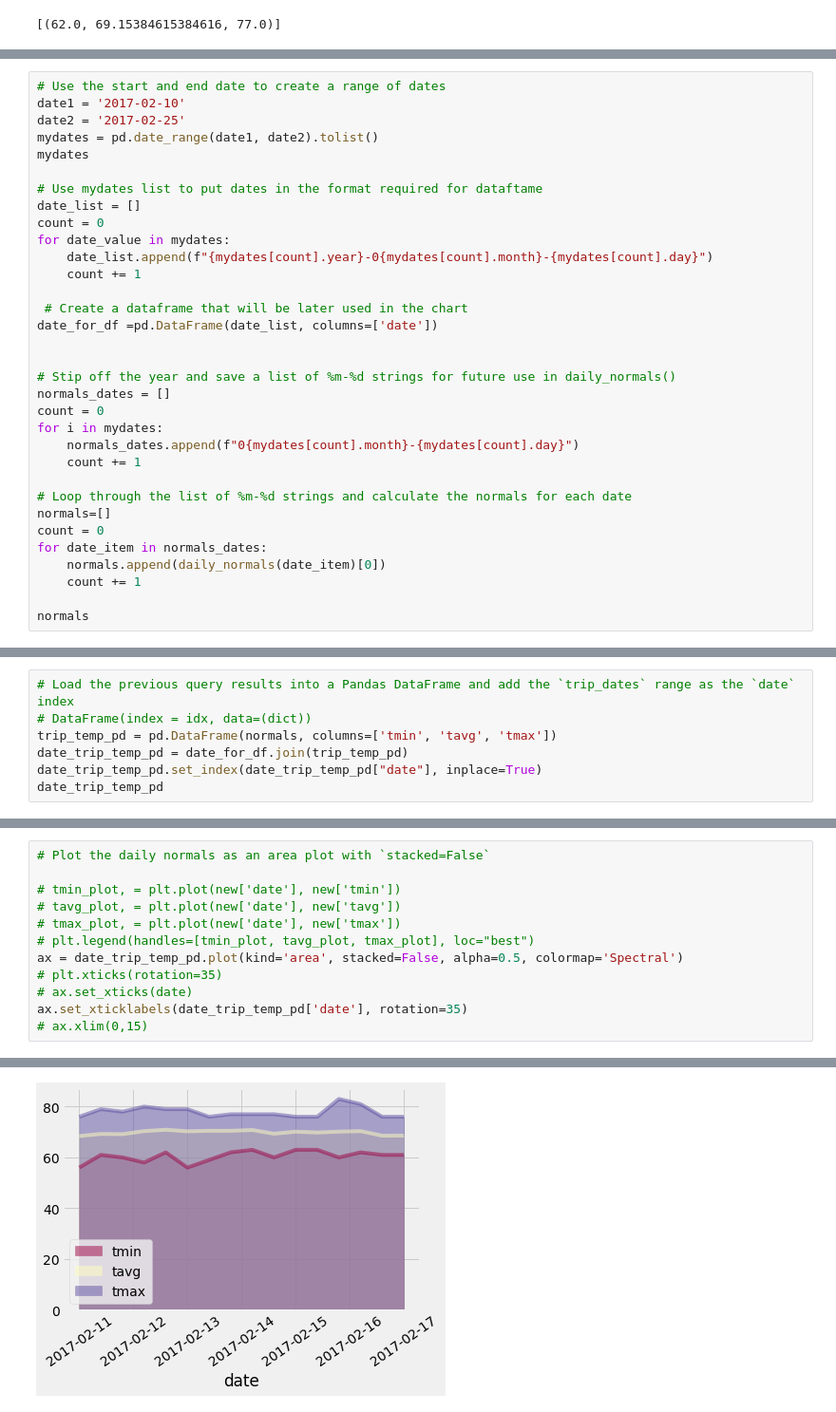
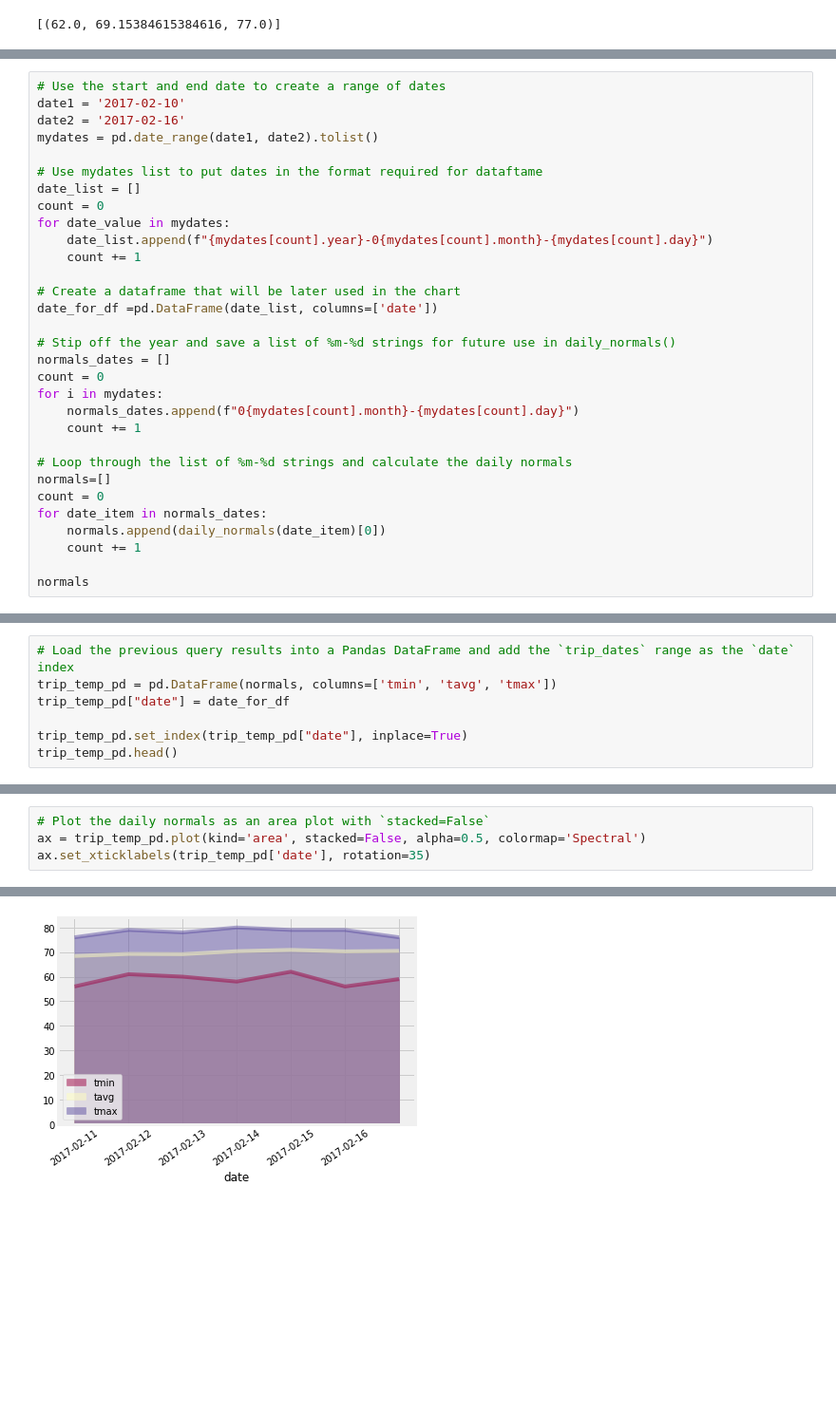
Before and after one commit to nandriychuk/SQLAlchemy, a Jupyter notebook: climate.ipynb, the cells around one changed output, grey strips where cells are left out. Shown at 95% size. Drawn from its saved outputs; the diff is of its cells as text; blank space fills up the shorter version.

```diff
--- a/climate.ipynb
+++ b/climate.ipynb
@@ -343,9 +238,8 @@ daily_normals("01-01")
 # %%
 # Use the start and end date to create a range of dates
 date1 = '2017-02-10'
-date2 = '2017-02-25'
+date2 = '2017-02-16'
 mydates = pd.date_range(date1, date2).tolist()
-mydates
 
 # Use mydates list to put dates in the format required for dataftame
 date_list = []
@@ -354,9 +248,8 @@ for date_value in mydates:
     date_list.append(f"{mydates[count].year}-0{mydates[count].month}-{mydates[count].day}")
     count += 1
 
- # Create a dataframe that will be later used in the chart
+# Create a dataframe that will be later used in the chart
 date_for_df =pd.DataFrame(date_list, columns=['date'])
-
 
 # Stip off the year and save a list of %m-%d strings for future use in daily_normals()
 normals_dates = []
@@ -365,7 +258,7 @@ for i in mydates:
     normals_dates.append(f"0{mydates[count].month}-{mydates[count].day}")
     count += 1
 
-# Loop through the list of %m-%d strings and calculate the normals for each date
+# Loop through the list of %m-%d strings and calculate the daily normals
 normals=[]
 count = 0
 for date_item in normals_dates:
@@ -393,8 +277,8 @@ normals
 # %%
 # Load the previous query results into a Pandas DataFrame and add the `trip_dates` range as the `date` index
-# DataFrame(index = idx, data=(dict))
 trip_temp_pd = pd.DataFrame(normals, columns=['tmin', 'tavg', 'tmax'])
-date_trip_temp_pd = date_for_df.join(trip_temp_pd)
-date_trip_temp_pd.set_index(date_trip_temp_pd["date"], inplace=True)
-date_trip_temp_pd
+trip_temp_pd["date"] = date_for_df
+
+trip_temp_pd.set_index(trip_temp_pd["date"], inplace=True)
+trip_temp_pd.head()
 # %% [output]
@@ -419,15 +292,7 @@ date_trip_temp_pd
 # %%
 # Plot the daily normals as an area plot with `stacked=False`
-
-# tmin_plot, = plt.plot(new['date'], new['tmin'])
-# tavg_plot, = plt.plot(new['date'], new['tavg'])
-# tmax_plot, = plt.plot(new['date'], new['tmax'])
-# plt.legend(handles=[tmin_plot, tavg_plot, tmax_plot], loc="best")
-ax = date_trip_temp_pd.plot(kind='area', stacked=False, alpha=0.5, colormap='Spectral')
-# plt.xticks(rotation=35)
-# ax.set_xticks(date)
-ax.set_xticklabels(date_trip_temp_pd['date'], rotation=35)
-# ax.xlim(0,15)
+ax = trip_temp_pd.plot(kind='area', stacked=False, alpha=0.5, colormap='Spectral')
+ax.set_xticklabels(trip_temp_pd['date'], rotation=35)
 # %% [output]
 [Text(0, 0, '2017-02-10'),
  Text(0, 0, '2017-02-11'),
@@ -441 +304 @@ ax.set_xticklabels(date_trip_temp_pd['date'], rotation=35)
-[figure, old version]
+[figure, new version]
```
Also changed, not shown: parts of 12 cells of this notebook, 1 other file.
